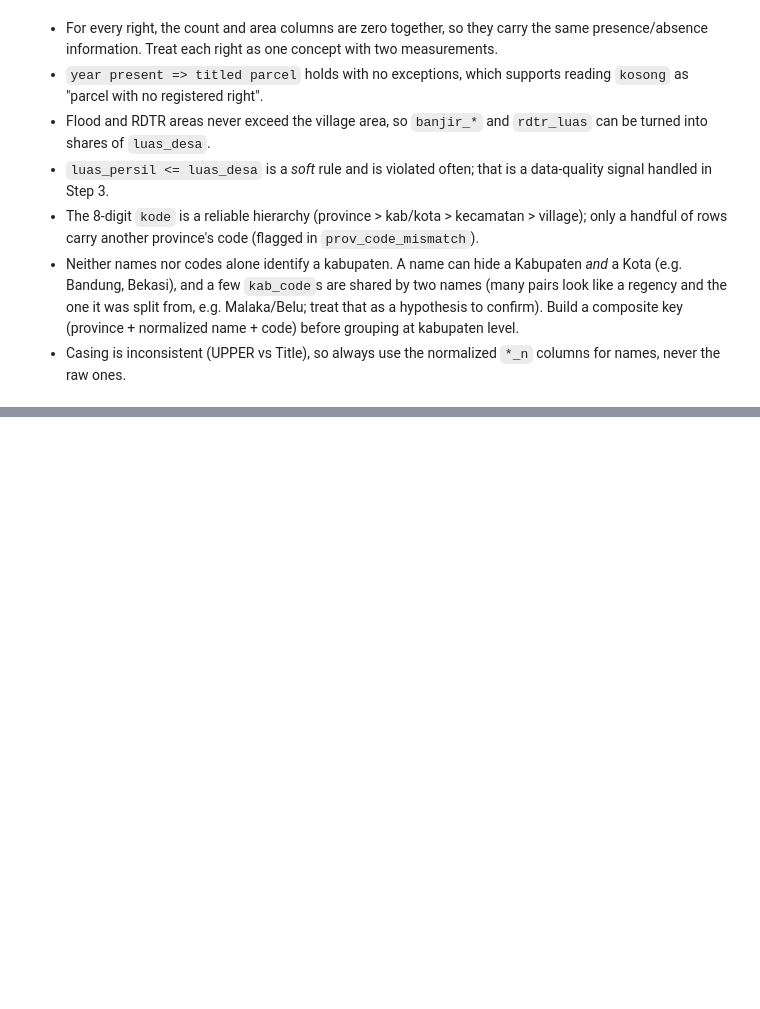
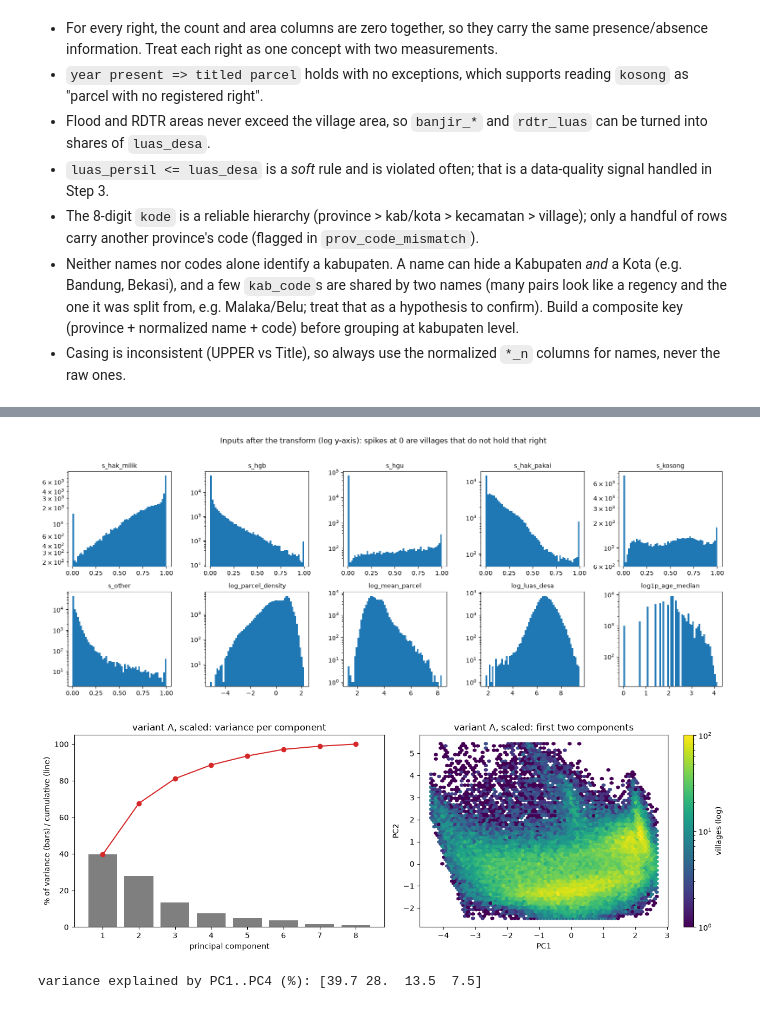
Before and after one commit to ahmadfh07/spatial-pertanahan-nasional, a Jupyter notebook: master.ipynb, the cells around one changed output, grey strips where cells are left out. Saved outputs shown, nothing was run; the diff lists cells and outputs as text; code cells hidden in the pictures; blank space fills up the shorter version.

Commit message:
add clustering ready data in /clustering_ready and update master,ipynb and handoff.md

```diff
--- a/master.ipynb
+++ b/master.ipynb
@@ -371,0 +1243,16 @@ rows involved: 85 | groups: 42
+# %%
+# --- 4-3. Rare rights: group them so the composition has fewer, steadier parts ---------------------------
+rights = pd.DataFrame({
+    "area_share_%": [100 * desa.loc[ok, f"{r}_luas"].sum() / desa.loc[ok, "luas_persil"].sum() for r in RIGHTS],
+    "villages_present_%": [100 * (desa.loc[ok, f"{r}_luas"] > 0).mean() for r in RIGHTS],
+    "parcel_share_%": [100 * desa.loc[ok, f"{r}_jumlah"].sum() / desa.loc[ok, "jumlah_persil"].sum() for r in RIGHTS],
+}, index=RIGHTS).round(2)
+
+GROUPED = [r for r in RIGHTS if rights.loc[r, "area_share_%"] < 100 * RARE_AREA_SHARE]
+KEPT = [r for r in RIGHTS if r not in GROUPED]
+rights["decision"] = ["grouped into other" if r in GROUPED else "kept" for r in RIGHTS]
+display(rights)
+
+add_cols({"other_share_luas": desa[[f"{r}_share_luas" for r in GROUPED]].sum(axis=1, min_count=1)}, group=None)
+print("kept separately:", KEPT)
+print("grouped into 'other':", GROUPED, "| HGU is kept despite being present in few villages: it holds a large share of the area")
@@ -371,0 +1537,32 @@ rows involved: 85 | groups: 42
+# %%
+# --- 4-8b. See it: the inputs after the transform, and a first look at structure -----------------------------------------
+fig, axes = plt.subplots(2, 5, figsize=(16, 6))
+for ax, c in zip(axes.ravel(), COLS["B"]):
+    ax.hist(X_B[c], bins=60, color="tab:blue")
+    ax.set_title(c, fontsize=10)
+    ax.set_yscale("log")
+plt.suptitle("Inputs after the transform (log y-axis): spikes at 0 are villages that do not hold that right", y=1.02)
+plt.tight_layout()
+plt.show()
+
+# PCA by SVD (numpy only): how many directions carry the variance, and is there visible structure?
+Z = X_A_scaled.to_numpy() - X_A_scaled.to_numpy().mean(axis=0)
+U, S, Vt = np.linalg.svd(Z, full_matrices=False)
+explained = S ** 2 / (S ** 2).sum()
+pcs = Z @ Vt[:2].T
+fig, ax = plt.subplots(1, 2, figsize=(13, 4.5))
+ax[0].bar(range(1, len(explained) + 1), 100 * explained, color="tab:gray")
+ax[0].plot(range(1, len(explained) + 1), 100 * np.cumsum(explained), "o-", color="tab:red")
+ax[0].set_xlabel("principal component"); ax[0].set_ylabel("% of variance (bars) / cumulative (line)")
+ax[0].set_title("variant A, scaled: variance per component")
+lo, hi = np.percentile(pcs, [0.5, 99.5], axis=0)
+hb = ax[1].hexbin(pcs[:, 0], pcs[:, 1], gridsize=70, bins="log", mincnt=1, extent=(lo[0], hi[0], lo[1], hi[1]), cmap="viridis")
+fig.colorbar(hb, ax=ax[1], label="villages (log)")
+ax[1].set_xlabel("PC1"); ax[1].set_ylabel("PC2"); ax[1].set_title("variant A, scaled: first two components")
+plt.tight_layout()
+plt.show()
+print("variance explained by PC1..PC4 (%):", (100 * explained[:4]).round(1))
+# %% [output]
+[figure, added]
+[figure, added]
+variance explained by PC1..PC4 (%): [39.7 28.  13.5  7.5]
```
Also changed, not shown: parts of 39 cells of this notebook, 12 other files.
